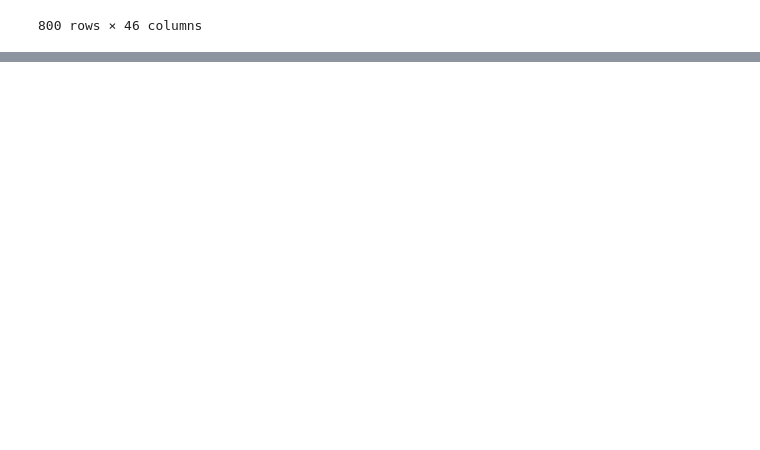
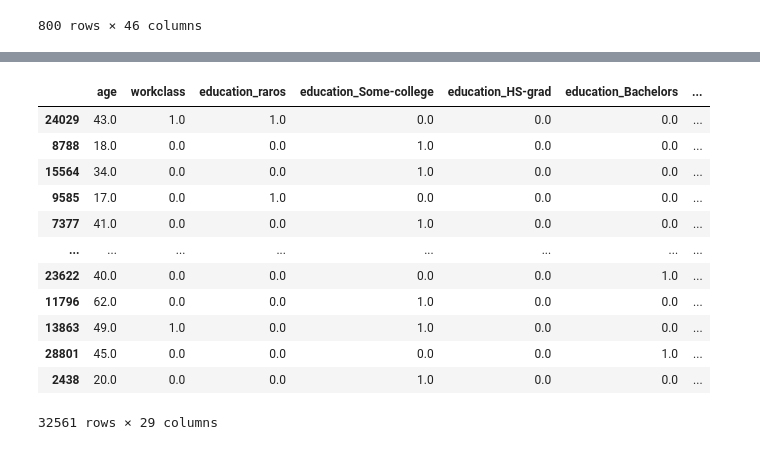
Before and after one commit to aleuse/pycaret, a Jupyter notebook: pycaret.ipynb, the cells around one changed output, grey strips where cells are left out. Drawn from its saved outputs; the diff is of its cells as text; code cells hidden in the pictures; blank space fills up the shorter version.

```diff
--- a/pycaret.ipynb
+++ b/pycaret.ipynb
@@ -867,0 +1038,3 @@ exp.X_transformed
+# %%
+income = pd.read_csv(r'datasets/income.csv')
+income.head()
@@ -867,0 +1048,3 @@ exp.X_transformed
+# %%
+from pycaret.classification import *
+exp = setup(data = income, target = 'income >50K', session_id=42, rare_to_value = 0.1, rare_value='raros')
@@ -867,0 +1069,16 @@ exp.X_transformed
+# %%
+exp.dataset_transformed
+# %% [output]
+|  | age | workclass | education_raros | education_Some-college | education_HS-grad | education_Bachelors | ... |
+| 24029 | 43.0 | 1.0 | 1.0 | 0.0 | 0.0 | 0.0 | ... |
+| 8788 | 18.0 | 0.0 | 0.0 | 1.0 | 0.0 | 0.0 | ... |
+| 15564 | 34.0 | 0.0 | 0.0 | 1.0 | 0.0 | 0.0 | ... |
+| 9585 | 17.0 | 0.0 | 1.0 | 0.0 | 0.0 | 0.0 | ... |
+| 7377 | 41.0 | 0.0 | 0.0 | 1.0 | 0.0 | 0.0 | ... |
+| ... | ... | ... | ... | ... | ... | ... | ... |
+| 23622 | 40.0 | 0.0 | 0.0 | 0.0 | 0.0 | 1.0 | ... |
+| 11796 | 62.0 | 0.0 | 0.0 | 1.0 | 0.0 | 0.0 | ... |
+| 13863 | 49.0 | 1.0 | 0.0 | 1.0 | 0.0 | 0.0 | ... |
+| 28801 | 45.0 | 0.0 | 0.0 | 0.0 | 0.0 | 1.0 | ... |
+| 2438 | 20.0 | 0.0 | 0.0 | 1.0 | 0.0 | 0.0 | ... |
+32561 rows × 29 columns
```
Also changed, not shown: parts of 66 cells of this notebook, 9 other files.
